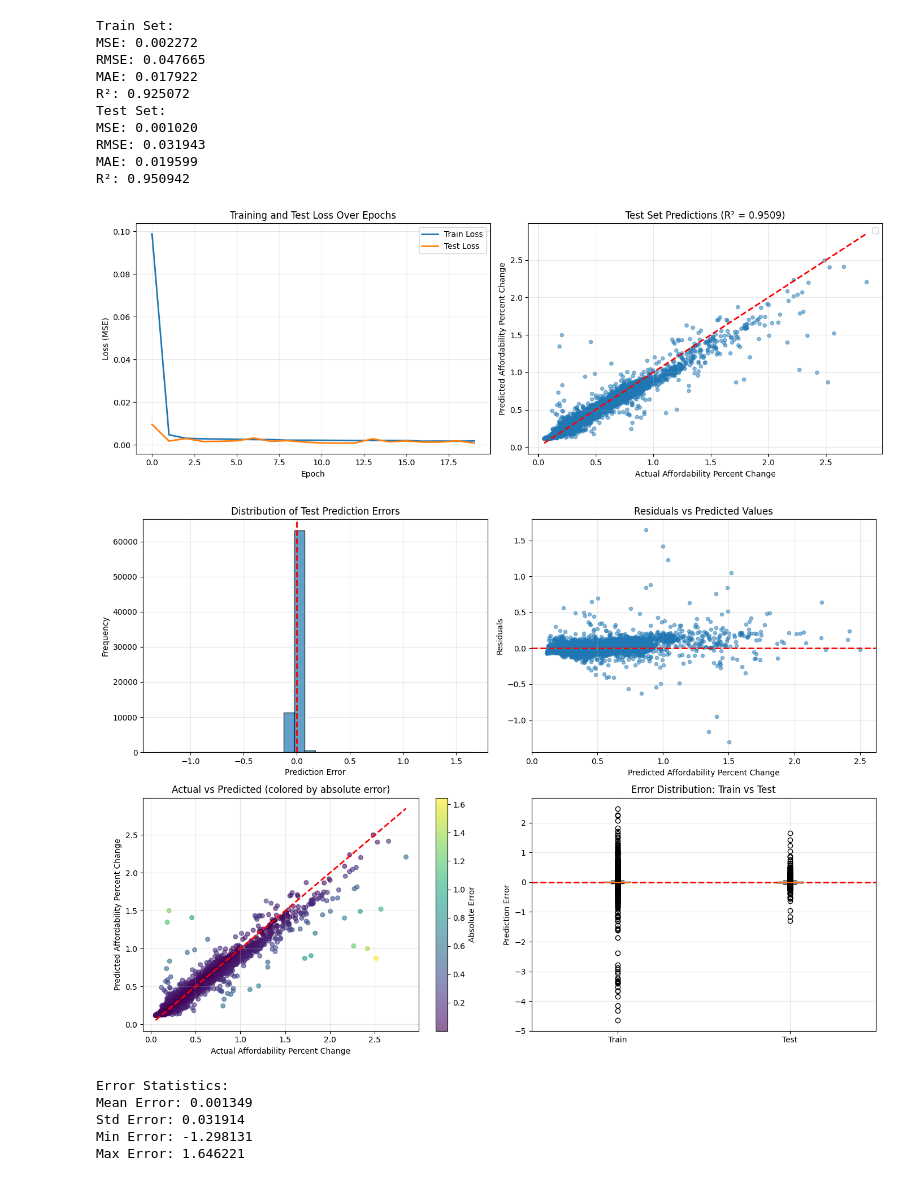
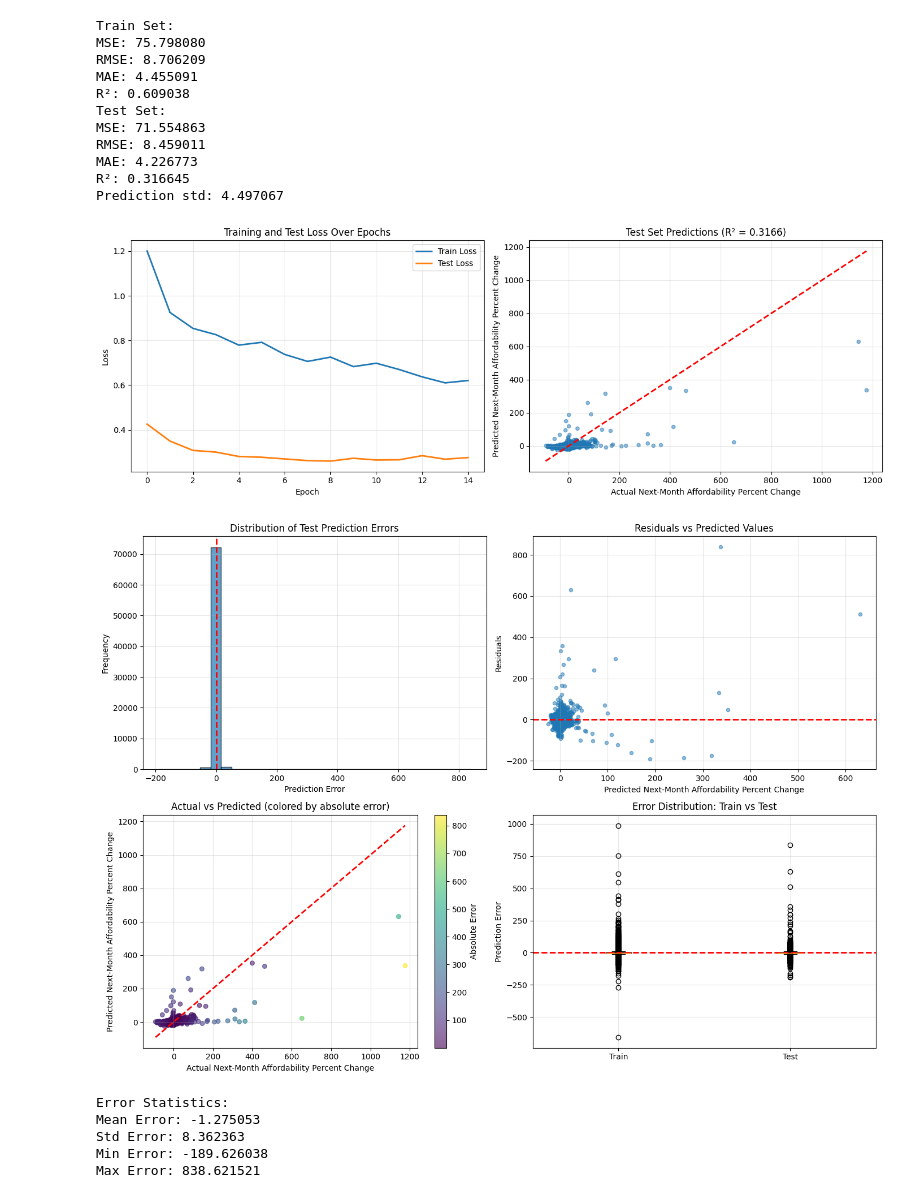
Before and after one commit to zrose3-zr/Affordable-housing-final, a Jupyter notebook: notebooks/fnn_affordability_percent_change.ipynb, the cells around one changed output. Saved outputs shown, nothing was run; the diff lists cells and outputs as text; code cells hidden in the pictures.

```diff
--- a/notebooks/fnn_affordability_percent_change.ipynb
+++ b/notebooks/fnn_affordability_percent_change.ipynb
@@ -92,21 +218,21 @@ Model: "sequential_1"
 # %%
 history = model.fit(
-    X_train, y_train,
+    [X_train[fit_train_mask], fips_train[fit_train_mask]], y_train_model[fit_train_mask],
     epochs=50,
-    batch_size=128,
-    validation_data=(X_test, y_test),
+    batch_size=1024,
+    validation_data=([X_train[fit_val_mask], fips_train[fit_val_mask]], y_train_model[fit_val_mask]),
     verbose=1,
     shuffle=True,
     callbacks=[
         keras.callbacks.EarlyStopping(
             monitor='val_loss',
-            patience=8,
+            patience=6,
             restore_best_weights=True
         ),
         keras.callbacks.ReduceLROnPlateau(
             monitor='val_loss',
             factor=0.5,
-            patience=4,
+            patience=3,
             min_lr=0.00001,
             verbose=1
         )
@@ -133,7 +258,9 @@ Epoch 20: ReduceLROnPlateau reducing learning rate to 9.999999747378752e-05.
 # %%
-y_train_pred = model.predict(X_train, verbose=0)
-y_test_pred = model.predict(X_test, verbose=0)
+y_train_pred_scaled = model.predict([X_train, fips_train], verbose=0)
+y_test_pred_scaled = model.predict([X_test, fips_test], verbose=0)
 
+y_train_pred = y_scaler.inverse_transform(y_train_pred_scaled).reshape(-1)
+y_test_pred = y_scaler.inverse_transform(y_test_pred_scaled).reshape(-1)
 
 train_mse = mean_squared_error(y_train, y_train_pred)
 test_mse = mean_squared_error(y_test, y_test_pred)
@@ -143,7 +270,6 @@ train_mae = mean_absolute_error(y_train, y_train_pred)
 test_mae = mean_absolute_error(y_test, y_test_pred)
 train_r2 = r2_score(y_train, y_train_pred)
 test_r2 = r2_score(y_test, y_test_pred)
-
 
 print("Train Set:")
 print(f"MSE: {train_mse:.6f}")
@@ -156,24 +282,26 @@ print(f"MSE: {test_mse:.6f}")
 print(f"RMSE: {test_rmse:.6f}")
 print(f"MAE: {test_mae:.6f}")
 print(f"R²: {test_r2:.6f}")
+print(f"Prediction std: {np.std(y_test_pred):.6f}")
 # %% [output]
 Train Set:
-MSE: 0.002272
-RMSE: 0.047665
-MAE: 0.017922
-R²: 0.925072
+MSE: 75.798080
+RMSE: 8.706209
+MAE: 4.455091
+R²: 0.609038
 Test Set:
-MSE: 0.001020
-RMSE: 0.031943
-MAE: 0.019599
-R²: 0.950942
+MSE: 71.554863
+RMSE: 8.459011
+MAE: 4.226773
+R²: 0.316645
+Prediction std: 4.497067
 # %%
 fig, axes = plt.subplots(1, 2, figsize=(14, 5))
 
 axes[0].plot(history.history['loss'], label='Train Loss', linewidth=2)
 axes[0].plot(history.history['val_loss'], label='Test Loss', linewidth=2)
 axes[0].set_xlabel('Epoch')
-axes[0].set_ylabel('Loss (MSE)')
+axes[0].set_ylabel('Loss')
 axes[0].set_title('Training and Test Loss Over Epochs')
 axes[0].legend()
 axes[0].grid(True, alpha=0.3)
@@ -183,16 +311,15 @@ axes[1].scatter(y_test, y_test_pred, alpha=0.5, s=20)
 min_val = min(y_test.min(), y_test_pred.min())
 max_val = max(y_test.max(), y_test_pred.max())
 axes[1].plot([min_val, max_val], [min_val, max_val], 'r--', linewidth=2)
-axes[1].set_xlabel('Actual Affordability Percent Change')
-axes[1].set_ylabel('Predicted Affordability Percent Change')
+axes[1].set_xlabel('Actual Next-Month Affordability Percent Change')
+axes[1].set_ylabel('Predicted Next-Month Affordability Percent Change')
 axes[1].set_title(f'Test Set Predictions (R² = {test_r2:.4f})')
-axes[1].legend()
 axes[1].grid(True, alpha=0.3)
 
 plt.tight_layout()
 plt.show()
 # %% [output]
-[figure, old version]
+[figure, new version]
 # %%
 
 # Additional analysis: error distribution
@@ -210,40 +337,40 @@ axes[0, 0].grid(True, alpha=0.3)
 # Residuals vs predicted
 axes[0, 1].scatter(y_test_pred, residuals, alpha=0.5, s=20)
 axes[0, 1].axhline(y=0, color='r', linestyle='--', linewidth=2)
-axes[0, 1].set_xlabel('Predicted Affordability Percent Change')
+axes[0, 1].set_xlabel('Predicted Next-Month Affordability Percent Change')
 axes[0, 1].set_ylabel('Residuals')
 axes[0, 1].set_title('Residuals vs Predicted Values')
 axes[0, 1].grid(True, alpha=0.3)
 
 # Actual vs Predicted scatter with color gradient by error
 errors = np.abs(residuals)
 scatter = axes[1, 0].scatter(y_test, y_test_pred, c=errors, cmap='viridis', alpha=0.6, s=30)
 axes[1, 0].plot([y_test.min(), y_test.max()], [y_test.min(), y_test.max()], 'r--', linewidth=2)
-axes[1, 0].set_xlabel('Actual Affordability Percent Change')
-axes[1, 0].set_ylabel('Predicted Affordability Percent Change')
+axes[1, 0].set_xlabel('Actual Next-Month Affordability Percent Change')
+axes[1, 0].set_ylabel('Predicted Next-Month Affordability Percent Change')
 axes[1, 0].set_title('Actual vs Predicted (colored by absolute error)')
 plt.colorbar(scatter, ax=axes[1, 0], label='Absolute Error')
 axes[1, 0].grid(True, alpha=0.3)
 
 # Error by quantile
-axes[1, 1].boxplot([y_train - y_train_pred.flatten(), residuals], labels=['Train', 'Test'])
+axes[1, 1].boxplot([y_train - y_train_pred.flatten(), residuals], tick_labels=['Train', 'Test'])
 axes[1, 1].set_ylabel('Prediction Error')
 axes[1, 1].set_title('Error Distribution: Train vs Test')
 axes[1, 1].axhline(y=0, color='r', linestyle='--', linewidth=2)
 axes[1, 1].grid(True, alpha=0.3)
 
 plt.tight_layout()
 plt.show()
 
 print(f"\nError Statistics:")
 print(f"Mean Error: {np.mean(residuals):.6f}")
 print(f"Std Error: {np.std(residuals):.6f}")
 print(f"Min Error: {np.min(residuals):.6f}")
 print(f"Max Error: {np.max(residuals):.6f}")
 # %% [output]
-[figure, old version]
+[figure, new version]
 Error Statistics:
-Mean Error: 0.001349
-Std Error: 0.031914
-Min Error: -1.298131
-Max Error: 1.646221
+Mean Error: -1.275053
+Std Error: 8.362363
+Min Error: -189.626038
+Max Error: 838.621521
```
Also changed, not shown: parts of 8 cells of this notebook, 1 other file.
